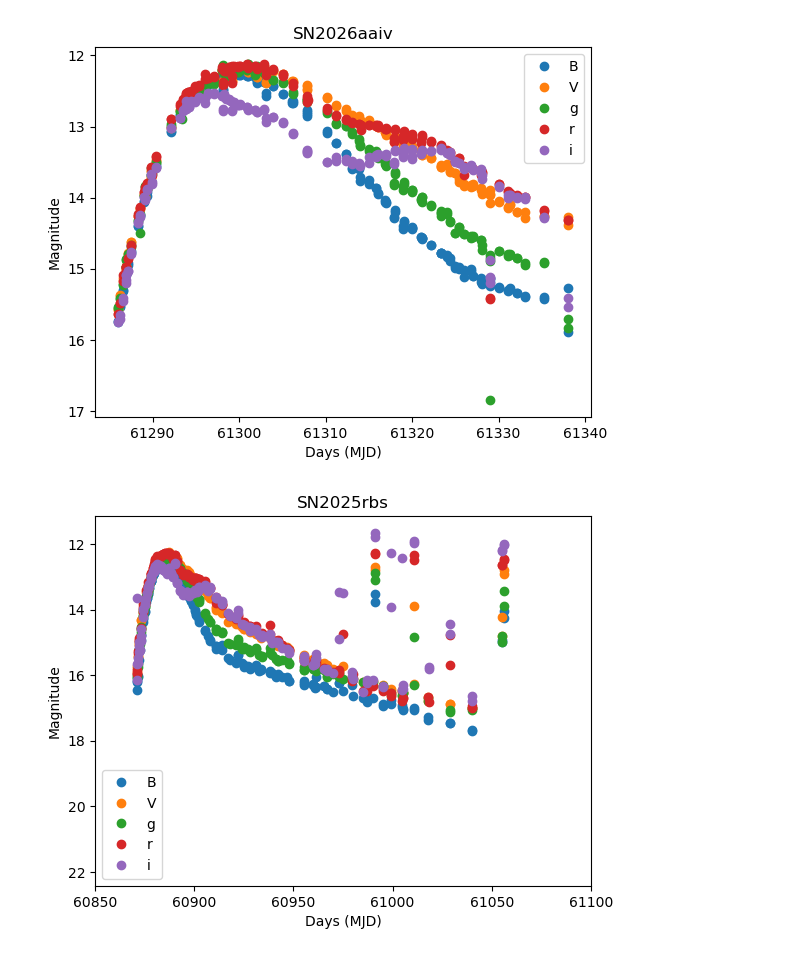
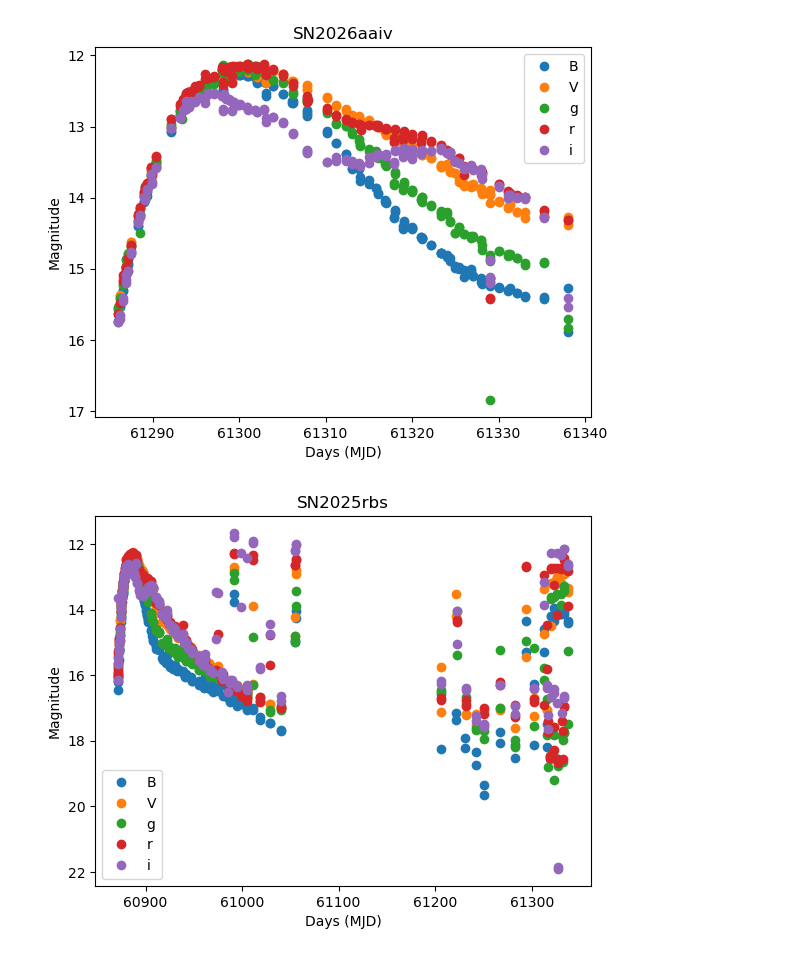
Before and after one commit to AaKavan/ASTR302_SLASH, a Jupyter notebook: base_curves.ipynb, the cells around one changed output. Saved outputs shown, nothing was run; the diff lists cells and outputs as text; code cells hidden in the pictures.

```diff
--- a/base_curves.ipynb
+++ b/base_curves.ipynb
@@ -40,32 +40,32 @@ data25 = np.genfromtxt("data/SN2025rbs.txt", names=True, dtype=None, encoding=No
 
 # Pull out each column
 days25 = data25["mjd"]
 mags25 = data25["mag"]
 filters25 = data25["filter"]
 
 
 # Keep only the points for each filter
 B_days25, B_mags25 = days25[filters25 == "B"], mags25[filters25 == "B"]
 V_days25, V_mags25 = days25[filters25 == "V"], mags25[filters25 == "V"]
 g_days25, g_mags25 = days25[filters25 == "gp"], mags25[filters25 == "gp"]
 r_days25, r_mags25 = days25[filters25 == "rp"], mags25[filters25 == "rp"]
 i_days25, i_mags25 = days25[filters25 == "ip"], mags25[filters25 == "ip"]
 
 ### Plot each filter as dots
 fig, ax = plt.subplots()
 ax.plot(B_days25, B_mags25, "o", label="B")
 ax.plot(V_days25, V_mags25, "o", label="V")
 ax.plot(g_days25, g_mags25, "o", label="g")
 ax.plot(r_days25, r_mags25, "o", label="r")
 ax.plot(i_days25, i_mags25, "o", label="i")
 
 ### invert y axis
 ax.invert_yaxis()
 ax.set_xlabel("Days (MJD)")
 ax.set_ylabel("Magnitude")
 ax.set_title("SN2025rbs")
-ax.set_xlim(60850, 61100)
+# ax.set_xlim(60850, 61100)
 ax.legend()
 plt.show()
 # %% [output]
-[figure, old version]
+[figure, new version]
```
Also changed, not shown: 2 other files.
